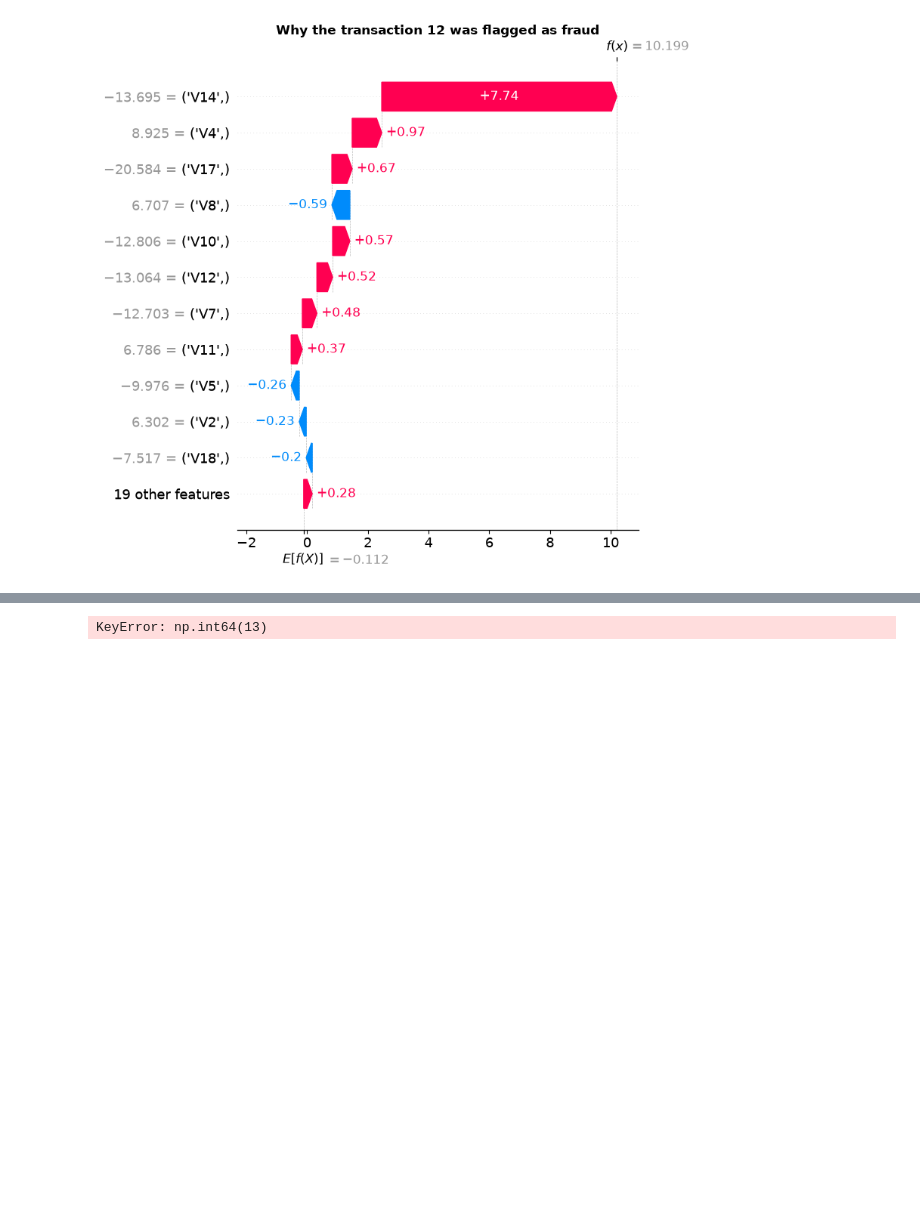
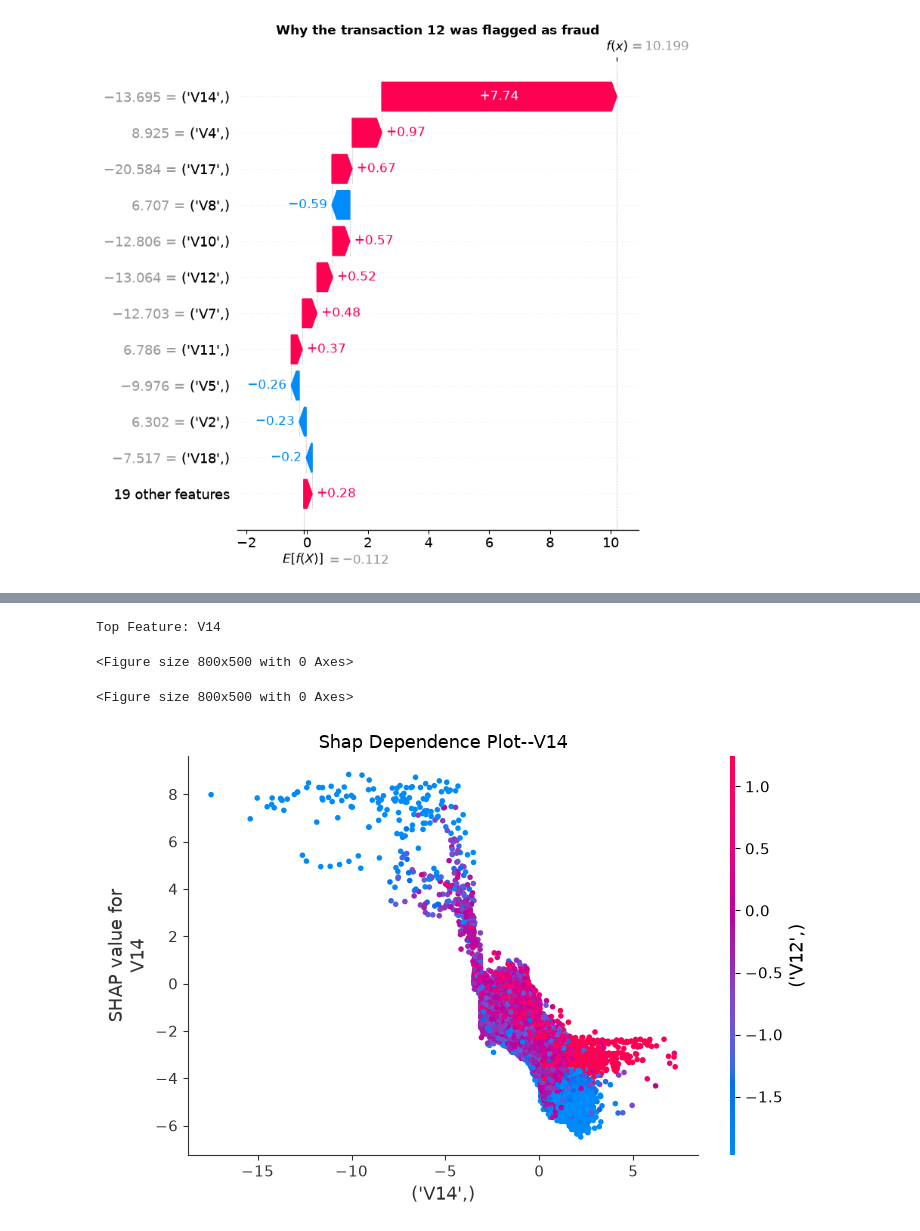
Before and after one commit to Malyank7/credit-fraud-detector, a Jupyter notebook: notebooks/04_shap.ipynb, the cells around one changed output, grey strips where cells are left out. Cells and saved outputs as stored; diff of their text form; code cells hidden in the pictures; blank space fills up the shorter version.

```diff
--- a/notebooks/04_shap.ipynb
+++ b/notebooks/04_shap.ipynb
@@ -144,20 +144,23 @@ Total legit cases in test set: 93825
 # %%
 mean_shap=np.abs(sv).mean(axis=0)
 top_feature_idx=np.argmax(mean_shap)
-top_feature=feature_names[top_feature_idx]
+top_feature=feature_names.iloc[top_feature_idx][0]
 
 print(f"Top Feature: {top_feature}")
 
 plt.figure(figsize=(8,5))
 shap.dependence_plot(
-    feature_names,
+    top_feature_idx,
     sv,
     X_test_df,
     show=False
 )
 plt.title(f"Shap Dependence Plot--{top_feature}",fontsize=13)
 plt.tight_layout()
 plt.savefig('../models/shap_dependence.png',bbox_inches='tight',dpi=150)
 plt.show()
 # %% [output]
-KeyError: np.int64(13)
+Top Feature: V14
+<Figure size 800x500 with 0 Axes>
+<Figure size 800x500 with 0 Axes>
+[figure, added]
```
Also changed, not shown: parts of 3 cells of this notebook, 3 other files.
